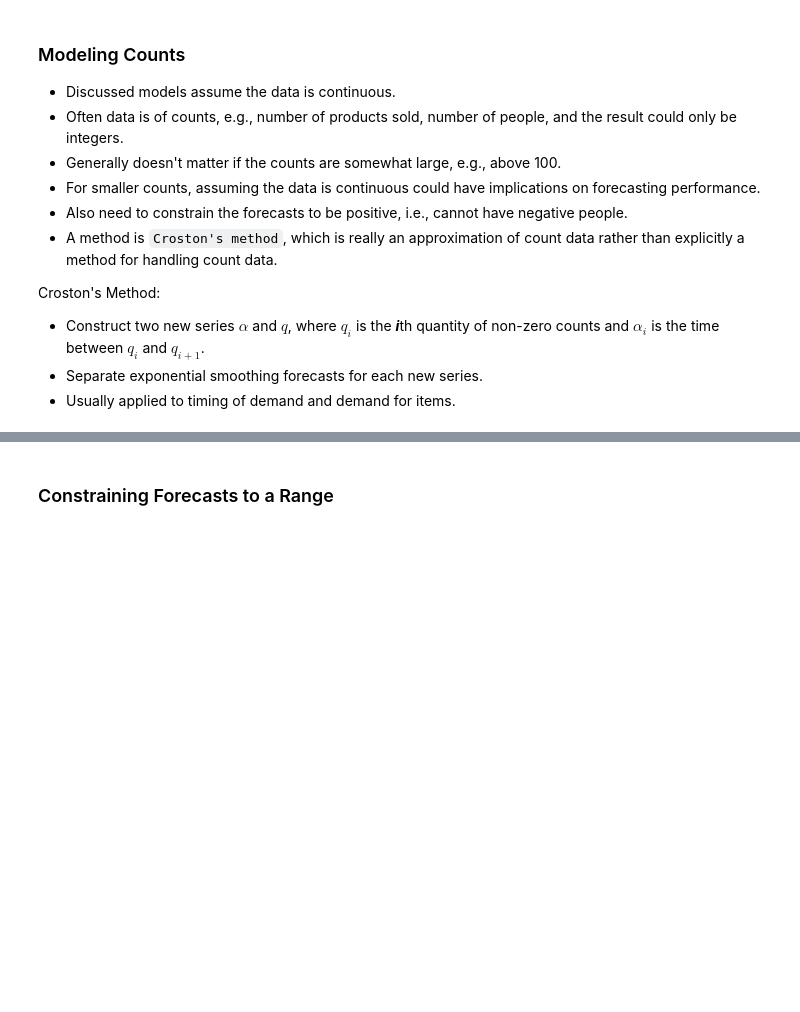
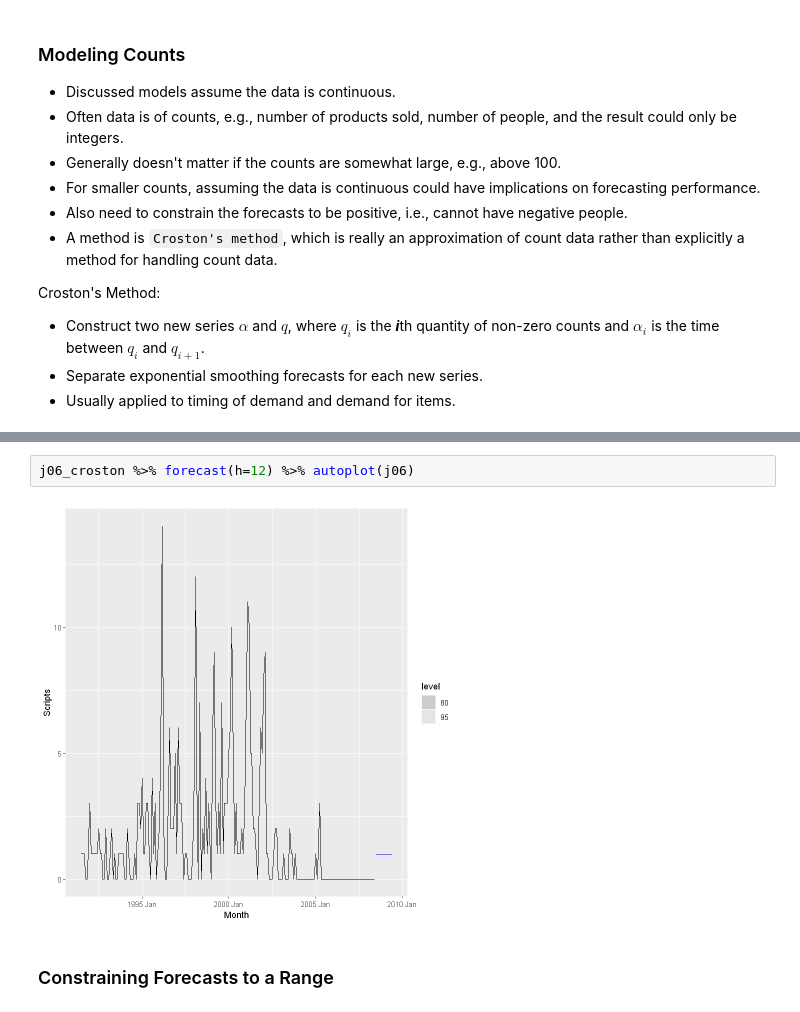
Before and after one commit to appliedecon/Time-Series-and-Forecasting, a Jupyter notebook: w13 - practical issues.ipynb, the cells around one changed output, grey strips where cells are left out. Cells and saved outputs as stored; diff of their text form; blank space fills up the shorter version.

```diff
--- a/w13 - practical issues.ipynb
+++ b/w13 - practical issues.ipynb
@@ -164,3 +292,7 @@ j06_croston %>% forecast(h=12)
+# %%
+j06_croston %>% forecast(h=12) %>% autoplot(j06)
+# %% [output]
+[figure, added]
 # %% [markdown]
 ### Constraining Forecasts to a Range
 # %%
```
Also changed, not shown: parts of 54 cells of this notebook.
